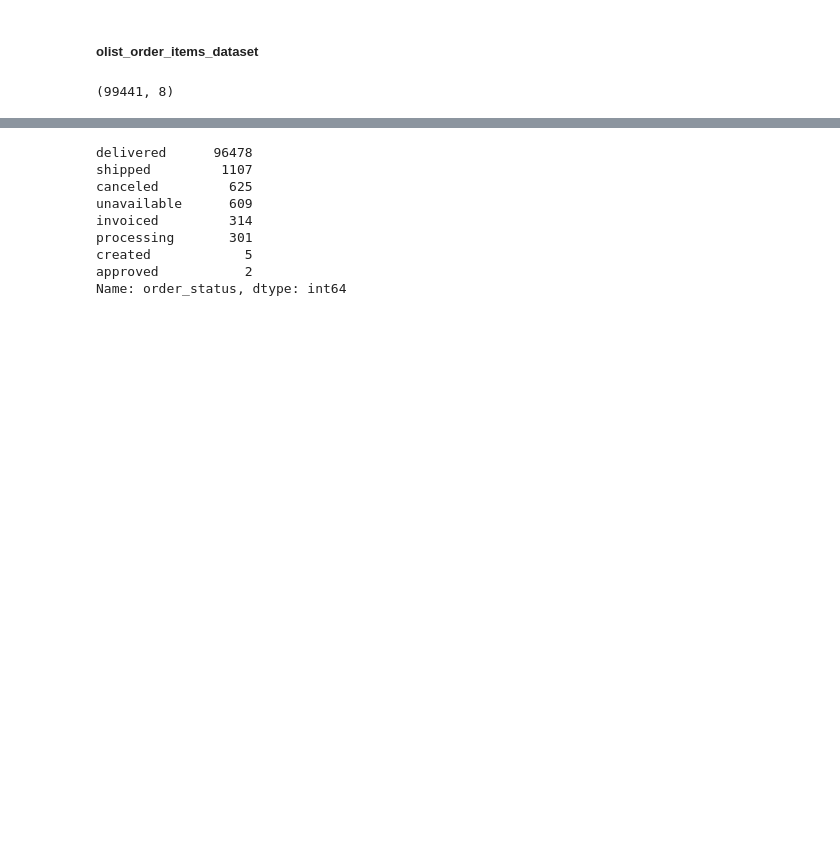
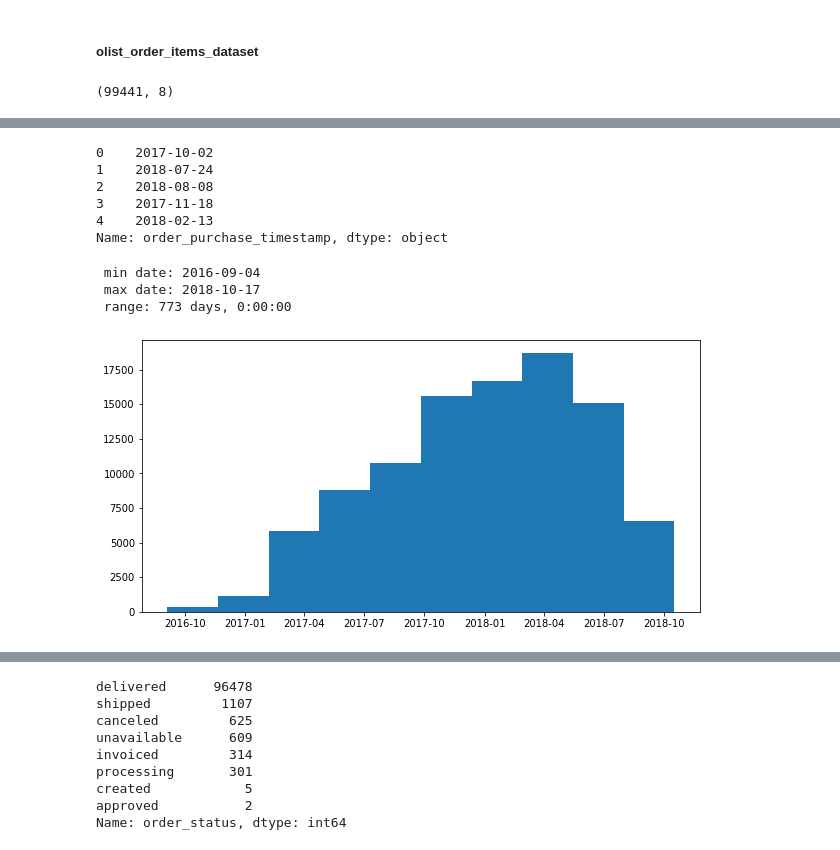
Before and after one commit to zander1268/custorama, a Jupyter notebook: EDA_notebook.ipynb, the cells around one changed output, grey strips where cells are left out. Saved outputs shown, nothing was run; the diff lists cells and outputs as text; code cells hidden in the pictures; blank space fills up the shorter version.

Commit message:
data cleaning and lifetime object preperation from joins

```diff
--- a/EDA_notebook.ipynb
+++ b/EDA_notebook.ipynb
@@ -175,2 +219,27 @@ orders_df.shape
+# %%
+#our units of time is in days
+orders_df["order_purchase_timestamp"].head()
+# %% [output]
+0    2017-10-02
+1    2018-07-24
+2    2018-08-08
+3    2017-11-18
+4    2018-02-13
+Name: order_purchase_timestamp, dtype: object
+# %%
+print(f' min date: {orders_df["order_purchase_timestamp"].min()}')
+print(f' max date: {orders_df["order_purchase_timestamp"].max()}')
+print(f' range: {orders_df["order_purchase_timestamp"].max()-orders_df["order_purchase_timestamp"].min()}')
+# %% [output]
+ min date: 2016-09-04
+ max date: 2018-10-17
+ range: 773 days, 0:00:00
+# %%
+#Dates range 773 days, from 2016-09-04 to 2018-10-17
+#We have very few observations early in our data set
+fig, ax = plt.subplots(figsize=(10,5))
+ax.hist(orders_df["order_purchase_timestamp"]);
+# %% [output]
+[figure, added]
 # %%
 #Explore head of dataframe
```
Also changed, not shown: parts of 47 cells of this notebook, 1 other file.
